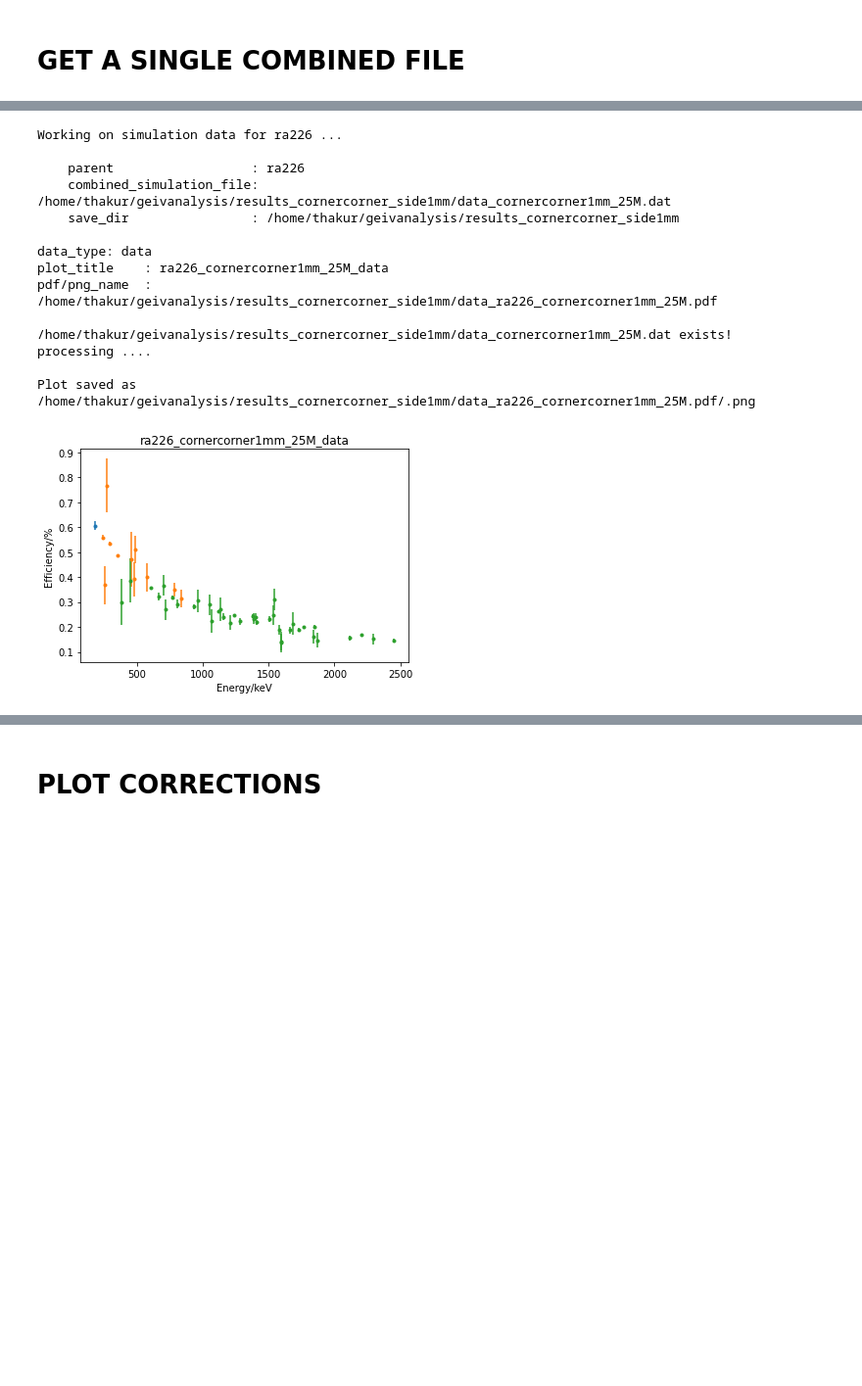
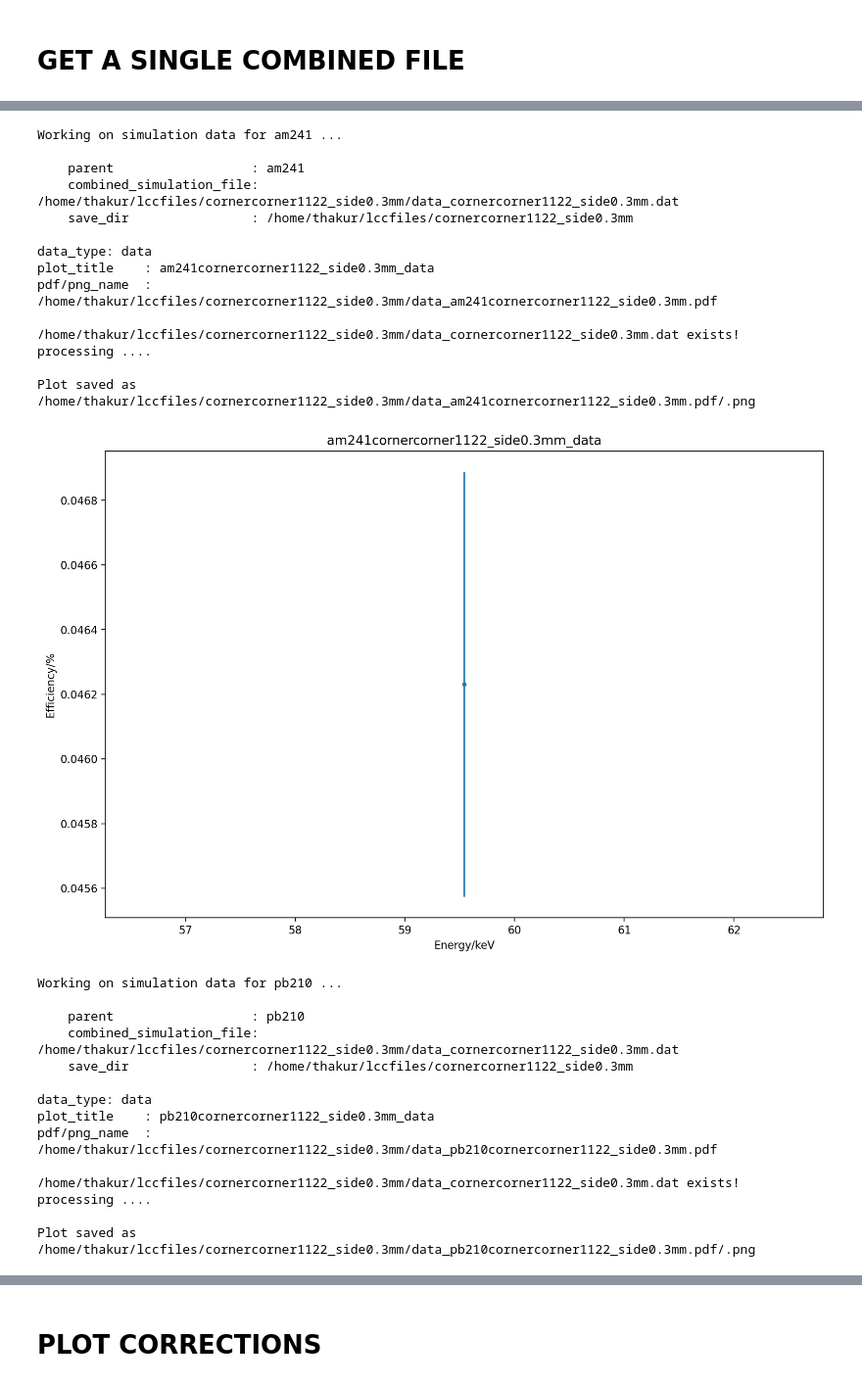
Before and after one commit to bhattathakur/geivanalysis, a Jupyter notebook: auto_macro/analysisinsinglefile.ipynb, the cells around one changed output, grey strips where cells are left out. Shown at 98% size. Cells and saved outputs as stored; diff of their text form; code cells hidden in the pictures; blank space fills up the shorter version.

```diff
--- a/auto_macro/analysisinsinglefile.ipynb
+++ b/auto_macro/analysisinsinglefile.ipynb
@@ -622,20 +739,20 @@ renamed 'data.dat' -> '/home/thakur/geivanalysis/results_cornercorner_side1mm/da
 # %%
-
+mac_suffix='cornercorner_0.mac'
 for isotope in isotopes:
     parent=isotope
-    data_file=os.path.join(source_path,f'{isotope}sim.dat')
-    gdf_file=os.path.join(source_path,f'{isotope}sim.gdf')
-    mac_file=os.path.join(source_path,f'{isotope}{mac_suffix}')
-    gdf_file0=os.path.join(nugdf_path,f'{isotope}.gdf')
+    sim_data_file=sim_dir / f'{isotope}sim.dat' #os.path.join(source_path,f'{isotope}sim.dat')
+    sim_gdf_file=sim_dir / f'{isotope}sim.gdf'#os.path.join(source_path,f'{isotope}sim.gdf')
+    sim_mac_file=sim_dir / f'{isotope}_{mac_suffix}'#os.path.join(source_path,f'{isotope}{mac_suffix}')
+    gdf_file0=nugdf_path /f'{isotope}.gdf'
 
     print(f'''
     parent   : {parent}
-    sim_data : {data_file}
-    gdf_file : {gdf_file}
-    mac_file : {mac_file}
+    sim_data : {sim_data_file}
+    gdf_file : {sim_gdf_file}
+    mac_file : {sim_mac_file}
     gdf_file0: {gdf_file0}
 ''')
     #run file
-    create_sim_file(parent,mac_file,gdf_file,gdf_file0)
+    create_sim_file(parent,sim_mac_file,sim_gdf_file,gdf_file0)
 # %% [output]
     parent   : am241
@@ -687,10 +805,12 @@ renamed 'sim.dat' -> '/home/thakur/geivanalysis/results_cornercorner_side1mm/sim
 # GET A SINGLE COMBINED FILE
 # %%
 #
-combined_data_file=f'{dest_path}/data{data_suffix}.dat'
-combined_sim_file=f'{dest_path}/sim{data_suffix}.dat'
+combined_data_file=f'{sim_dir}/data_{pos_text}.dat'
+combined_sim_file=f'{sim_dir}/sim_{pos_text}.dat'
 print(f'''
 combined_data_file: {combined_data_file}
 combined_sim_file : {combined_sim_file}
 ''')
+# if combined_data_file.is_file():print(f'{combined_data_file} exists !')
+# if combined_sim_file.is_file():print(f'{combined_sim_file} exists !')
 # %% [output]
@@ -756,7 +876,7 @@ data_suffix
 This macro proces the plot for the simulated efficiences of different isotopes
 '''
 
-def get_data_sim_plot(parent,combined_file,dest_path=dest_path):
+def get_data_sim_plot(parent,combined_file,dest_path=sim_dir):
     """
     returns sim eff plot for given isotope in the combined data file
     parent:isotope
@@ -777,8 +897,8 @@ def get_data_sim_plot(parent,combined_file,dest_path=dest_path):
     data_type=combined_file.split('/')[-1].split('_')[0]
     print(f'data_type: {data_type}')
 
-    plot_title=f'{parent}{data_suffix}_{data_type}'
-    saveplot=f'{dest_path}/{data_type}_{parent}{data_suffix}.pdf'
+    plot_title=f'{parent}{pos_text}_{data_type}'
+    saveplot=f'{dest_path}/{data_type}_{parent}{pos_text}.pdf'
 
     print(f'plot_title    : {plot_title}')
     print(f'pdf/png_name  : {saveplot}\n')
@@ -846,8 +966,8 @@ def get_data_sim_plot(parent,combined_file,dest_path=dest_path):
     #pyplot.ylim(-2, 5)
     pyplot.title(plot_title)
 
-    pyplot.savefig(saveplot, bbox_inches='tight')
-    pyplot.savefig(saveplot.replace('.pdf','.png'), bbox_inches='tight')
+    # pyplot.savefig(saveplot, bbox_inches='tight')
+    # pyplot.savefig(saveplot.replace('.pdf','.png'), bbox_inches='tight')
     print(f"Plot saved as {saveplot}/.png\n")
     pyplot.show()
 # %%
@@ -855,6 +975,14 @@ for iso in isotopes:
     #if iso!='am241':continue
     try:
         get_data_sim_plot(iso,combined_sim_file)
+        #get_data_sim_plot(iso,combined_data_file)
+    except:
+        print(f'Error occured with :{iso}')
+    continue
+
+for iso in isotopes:
+    try:
+        #get_data_sim_plot(iso,combined_sim_file)
         get_data_sim_plot(iso,combined_data_file)
     except:
         print(f'Error occured with :{iso}')
@@ -911,15 +1036,29 @@ Plot saved as /home/thakur/geivanalysis/results_cornercorner_side1mm/sim_ra226_c
-Working on simulation data for ra226 ...
+Working on simulation data for am241 ...
 
-    parent                  : ra226
-    combined_simulation_file: /home/thakur/geivanalysis/results_cornercorner_side1mm/data_cornercorner1mm_25M.dat
-    save_dir                : /home/thakur/geivanalysis/results_cornercorner_side1mm
+    parent                  : am241
+    combined_simulation_file: /home/thakur/lccfiles/cornercorner1122_side0.3mm/data_cornercorner1122_side0.3mm.dat
+    save_dir                : /home/thakur/lccfiles/cornercorner1122_side0.3mm
 
 data_type: data
-plot_title    : ra226_cornercorner1mm_25M_data
-pdf/png_name  : /home/thakur/geivanalysis/results_cornercorner_side1mm/data_ra226_cornercorner1mm_25M.pdf
+plot_title    : am241cornercorner1122_side0.3mm_data
+pdf/png_name  : /home/thakur/lccfiles/cornercorner1122_side0.3mm/data_am241cornercorner1122_side0.3mm.pdf
 
-/home/thakur/geivanalysis/results_cornercorner_side1mm/data_cornercorner1mm_25M.dat exists!
+/home/thakur/lccfiles/cornercorner1122_side0.3mm/data_cornercorner1122_side0.3mm.dat exists!
 processing ....
 
-Plot saved as /home/thakur/geivanalysis/results_cornercorner_side1mm/data_ra226_cornercorner1mm_25M.pdf/.png
+Plot saved as /home/thakur/lccfiles/cornercorner1122_side0.3mm/data_am241cornercorner1122_side0.3mm.pdf/.png
-[figure, old version]
+[figure, new version]
+Working on simulation data for pb210 ...
+
+    parent                  : pb210
+    combined_simulation_file: /home/thakur/lccfiles/cornercorner1122_side0.3mm/data_cornercorner1122_side0.3mm.dat
+    save_dir                : /home/thakur/lccfiles/cornercorner1122_side0.3mm
+
+data_type: data
+plot_title    : pb210cornercorner1122_side0.3mm_data
+pdf/png_name  : /home/thakur/lccfiles/cornercorner1122_side0.3mm/data_pb210cornercorner1122_side0.3mm.pdf
+
+/home/thakur/lccfiles/cornercorner1122_side0.3mm/data_cornercorner1122_side0.3mm.dat exists!
+processing ....
+
+Plot saved as /home/thakur/lccfiles/cornercorner1122_side0.3mm/data_pb210cornercorner1122_side0.3mm.pdf/.png
```
Also changed, not shown: parts of 52 cells of this notebook, 1 other file.
